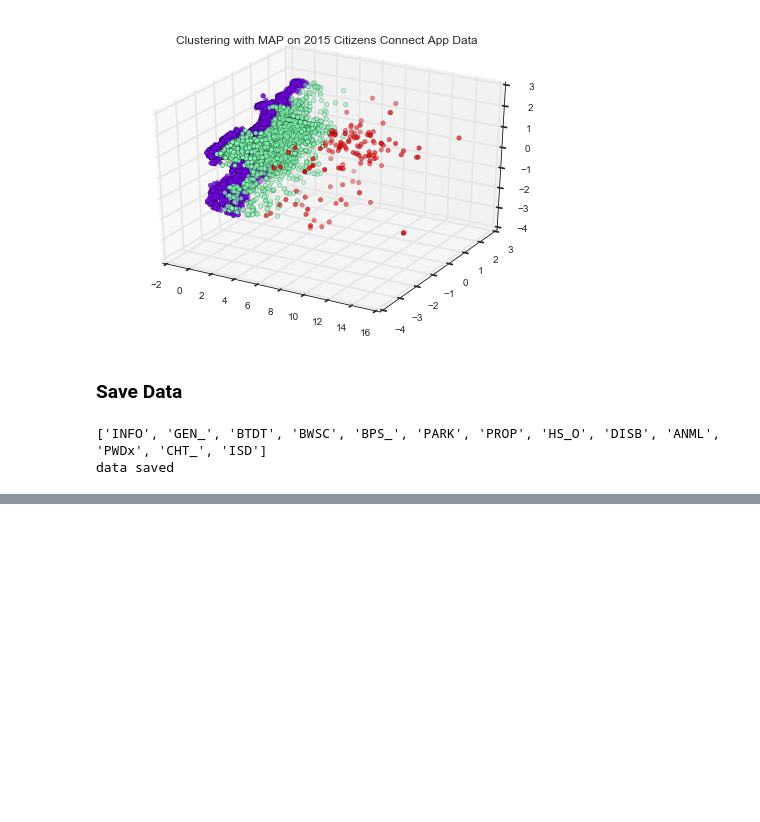
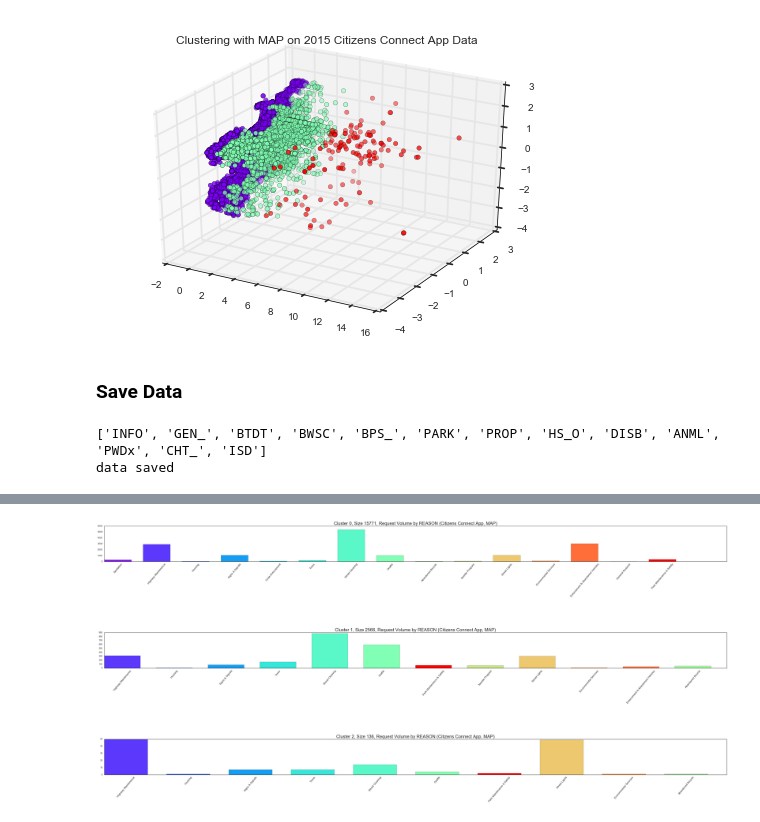
Before and after one commit to onefishy/Boston311, a Jupyter notebook: Code/EM for MLE and MAP.ipynb, the cells around one changed output, grey strips where cells are left out. Drawn from its saved outputs; the diff is of its cells as text; code cells hidden in the pictures; blank space fills up the shorter version.

```diff
--- a/Code/EM for MLE and MAP.ipynb
+++ b/Code/EM for MLE and MAP.ipynb
@@ -1017,0 +1086,21 @@ data saved
+# %%
+#---------------- Plot Cluster Membership Histogram: By Reason ----------------#
+
+fig = plt.figure(figsize=(50, 20))
+fig.subplots_adjust(hspace=2)
+ax1 = fig.add_subplot(3,1,1)
+ids = loadmat('2015_data_app_MAP_ids.mat')['0'].tolist()
+ids = ids[0]
+filter_by_id(ids, 0, 'Citizens Connect App', 'REASON', len(ids), ax1, 12)
+ax2 = fig.add_subplot(3,1,2)
+ids = loadmat('2015_data_app_MAP_ids.mat')['1'].tolist()
+ids = ids[0]
+
+filter_by_id(ids, 1, 'Citizens Connect App', 'REASON', len(ids), ax2, 12)
+ax3 = fig.add_subplot(3,1,3)
+ids = loadmat('2015_data_app_MAP_ids.mat')['2'].tolist()
+ids = ids[0]
+
+filter_by_id(ids, 2, 'Citizens Connect App', 'REASON', len(ids), ax3, 12)
+# %% [output]
+[figure, added]
```
Also changed, not shown: parts of 13 cells of this notebook.
